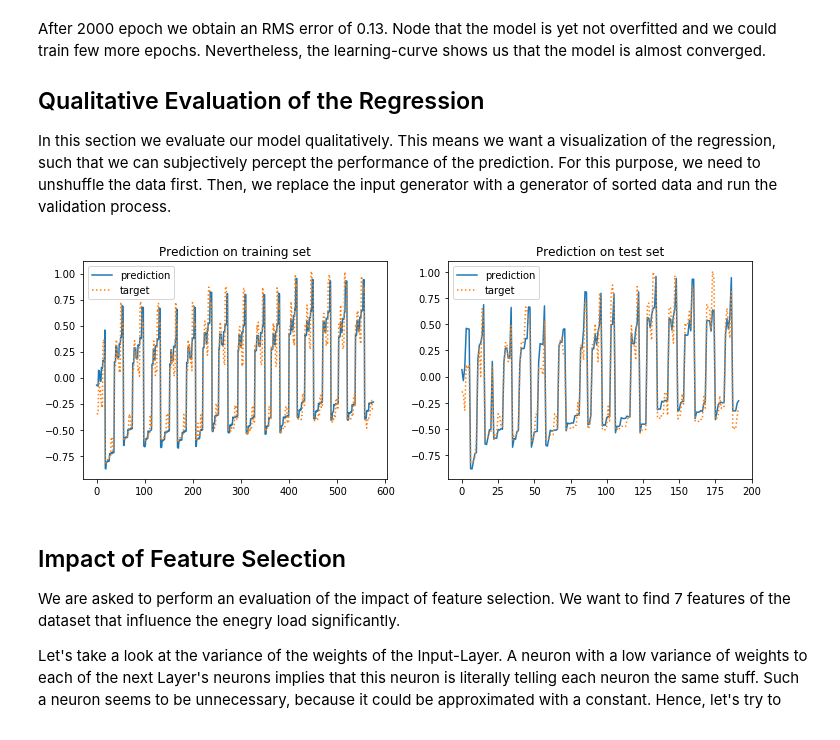
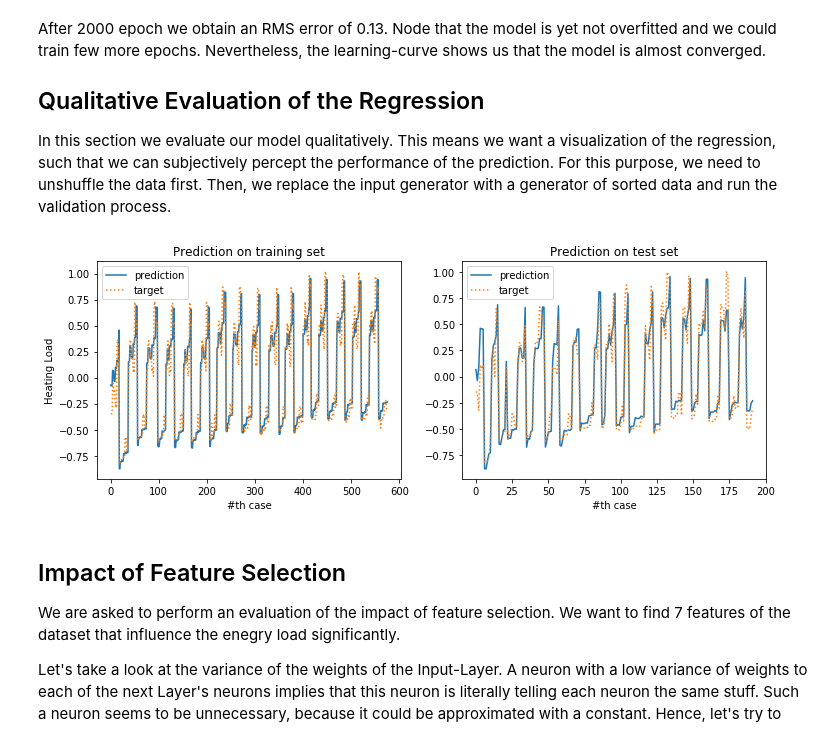
Before and after one commit to bugerry87/fcnn_scratch, a Jupyter notebook: NeuralNetwork.ipynb, the cells around one changed output. Saved outputs shown, nothing was run; the diff lists cells and outputs as text; code cells hidden in the pictures.

```diff
--- a/NeuralNetwork.ipynb
+++ b/NeuralNetwork.ipynb
@@ -1061,34 +1061,37 @@ def plot_prediction(nn, features=[i for i in range(15)], labels=[-2, -1]):
     pred = []
     for Zv in nn.val(nn.Out):
         target.append(nn.T[0][0])
         pred.append(nn.Out.y[0][0])
 
     fig = plt.figure(figsize=(12,4))
     ax = fig.subplots(1,2)
     ax[0].plot(range(len(pred)), pred, label='prediction')
     ax[0].plot(range(len(target)), target, label='target', linestyle=':')
+    ax[0].set_ylabel("Heating Load")
+    ax[0].set_xlabel("#th case")
     ax[0].set_title("Prediction on training set")
     ax[0].legend()
 
     nn.val_set = lambda: gen_EE_data(val[np.argsort(val_idx)], 1, 1, False, features, labels)
     target = []
     pred = []
     for Zv in nn.val(nn.Out):
         target.append(nn.T[0][0])
         pred.append(nn.Out.y[0][0])
 
     ax[1].plot(range(len(pred)), pred, label='prediction')
     ax[1].plot(range(len(target)), target, label='target', linestyle=':')
     ax[1].set_title("Prediction on test set")
+    ax[1].set_xlabel("#th case")
     ax[1].legend()
 
     plt.show()
     pass
 
 assign(nn.model, nn) #regenerate the best model
 plot_prediction(nn)
 # %% [output]
-[figure, old version]
+[figure, new version]
 # %% [markdown]
 ## Impact of Feature Selection
 
```
Also changed, not shown: parts of 3 cells of this notebook.
